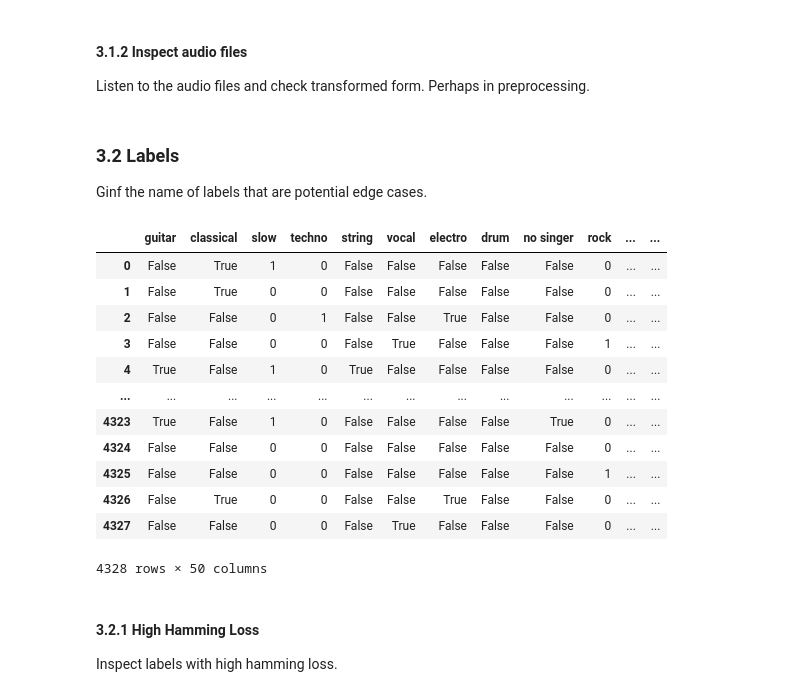
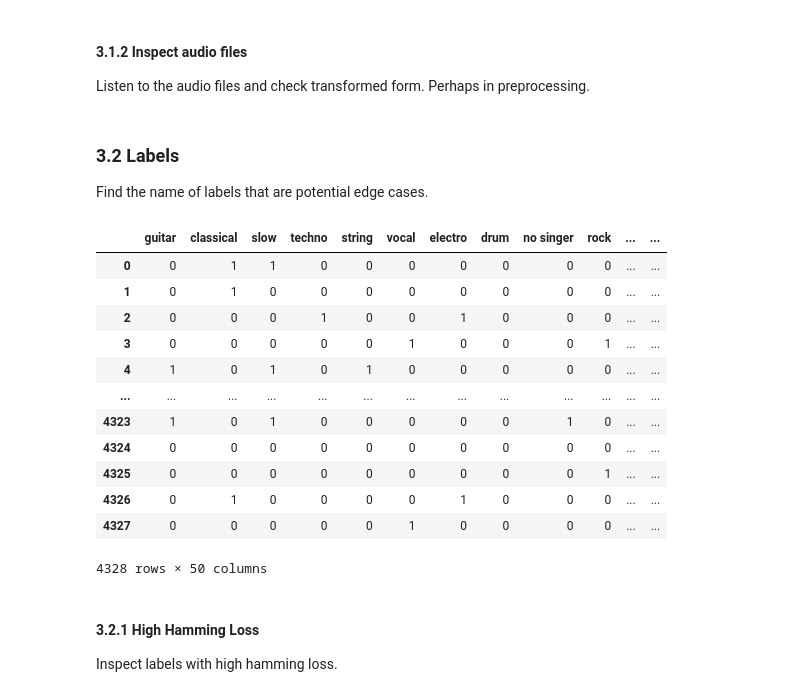
Before and after one commit to syeon0928/tagging-music-sequences, a Jupyter notebook: notebooks/evaluation.ipynb, the cells around one changed output. Drawn from its saved outputs; the diff is of its cells as text; code cells hidden in the pictures.

```diff
--- a/notebooks/evaluation.ipynb
+++ b/notebooks/evaluation.ipynb
@@ -600,25 +600,32 @@ Edge case samples:
 Listen to the audio files and check transformed form. Perhaps in preprocessing.
 # %% [markdown]
 ### 3.2 Labels
-Ginf the name of labels that are potential edge cases.
+Find the name of labels that are potential edge cases.
 # %%
-# Load labels file, ignoring the first column (Unnamed: 0) and the last column ('filepath')
+# Load labels file
 test_labels_df = pd.read_csv('../data/mtat_test_label.csv')
+
+# Drop the first column (Unnamed: 0) and the last column ('filepath')
+# The model only uses the labels and not the first and last column of the csv
 test_labels_df.drop(columns=['Unnamed: 0', 'filepath'], inplace=True)
+
+# Convert all boolean columns to integers
+test_labels_df = test_labels_df.astype(int)
+
 test_labels_df
 # %% [output]
 |  | guitar | classical | slow | techno | string | vocal | electro | drum | no singer | rock | ... | ... |
-| 0 | False | True | 1 | 0 | False | False | False | False | False | 0 | ... | ... |
-| 1 | False | True | 0 | 0 | False | False | False | False | False | 0 | ... | ... |
-| 2 | False | False | 0 | 1 | False | False | True | False | False | 0 | ... | ... |
-| 3 | False | False | 0 | 0 | False | True | False | False | False | 1 | ... | ... |
-| 4 | True | False | 1 | 0 | True | False | False | False | False | 0 | ... | ... |
+| 0 | 0 | 1 | 1 | 0 | 0 | 0 | 0 | 0 | 0 | 0 | ... | ... |
+| 1 | 0 | 1 | 0 | 0 | 0 | 0 | 0 | 0 | 0 | 0 | ... | ... |
+| 2 | 0 | 0 | 0 | 1 | 0 | 0 | 1 | 0 | 0 | 0 | ... | ... |
+| 3 | 0 | 0 | 0 | 0 | 0 | 1 | 0 | 0 | 0 | 1 | ... | ... |
+| 4 | 1 | 0 | 1 | 0 | 1 | 0 | 0 | 0 | 0 | 0 | ... | ... |
 | ... | ... | ... | ... | ... | ... | ... | ... | ... | ... | ... | ... | ... |
-| 4323 | True | False | 1 | 0 | False | False | False | False | True | 0 | ... | ... |
-| 4324 | False | False | 0 | 0 | False | False | False | False | False | 0 | ... | ... |
-| 4325 | False | False | 0 | 0 | False | False | False | False | False | 1 | ... | ... |
-| 4326 | False | True | 0 | 0 | False | False | True | False | False | 0 | ... | ... |
-| 4327 | False | False | 0 | 0 | False | True | False | False | False | 0 | ... | ... |
+| 4323 | 1 | 0 | 1 | 0 | 0 | 0 | 0 | 0 | 1 | 0 | ... | ... |
+| 4324 | 0 | 0 | 0 | 0 | 0 | 0 | 0 | 0 | 0 | 0 | ... | ... |
+| 4325 | 0 | 0 | 0 | 0 | 0 | 0 | 0 | 0 | 0 | 1 | ... | ... |
+| 4326 | 0 | 1 | 0 | 0 | 0 | 0 | 1 | 0 | 0 | 0 | ... | ... |
+| 4327 | 0 | 0 | 0 | 0 | 0 | 1 | 0 | 0 | 0 | 0 | ... | ... |
 4328 rows × 50 columns
 # %% [markdown]
 #### 3.2.1 High Hamming Loss
```
Also changed, not shown: parts of 7 cells of this notebook.
